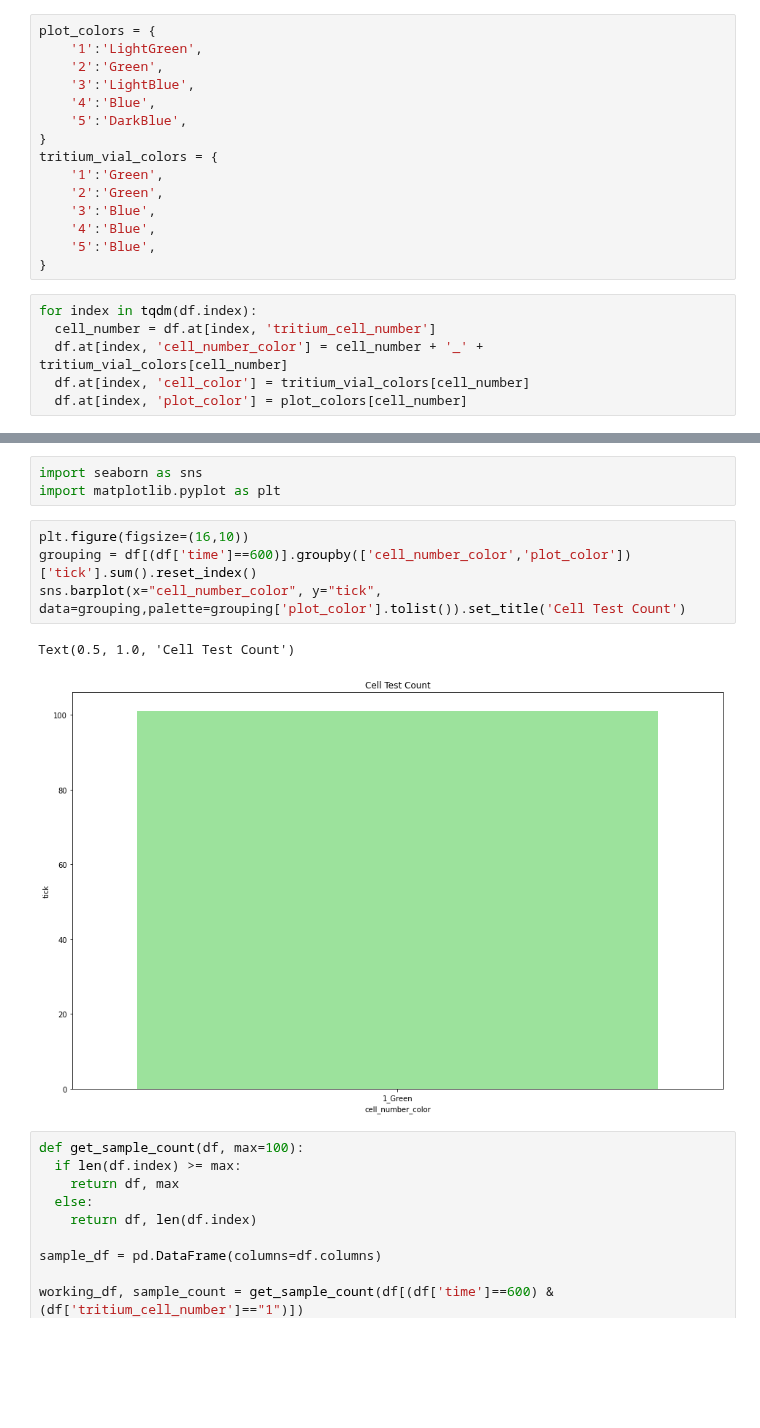
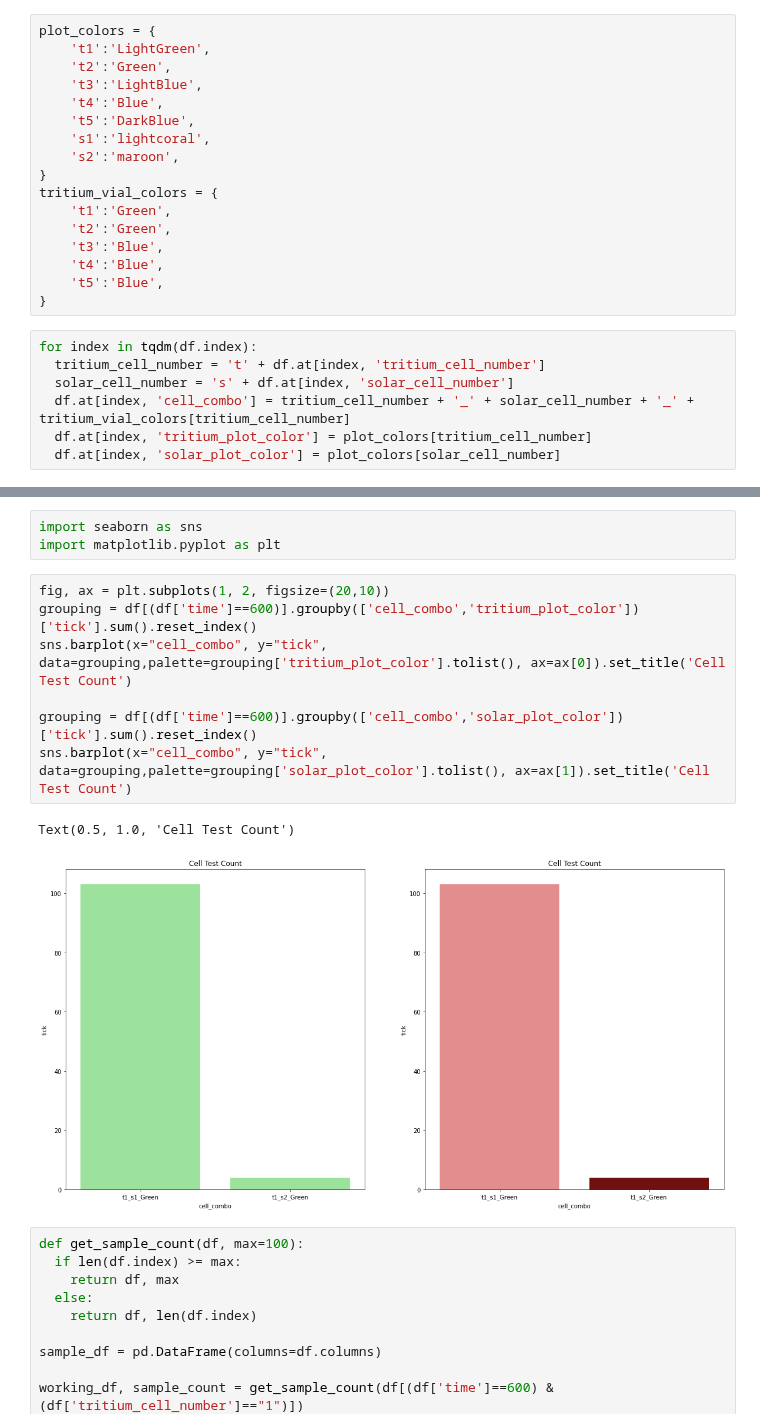
Before and after one commit to darkmatter2222/Nuclear-Battery, a Jupyter notebook: measurement_techniques/analiyze_measurements/single_cell_performance_testing.ipynb, the cells around one changed output, grey strips where cells are left out. Saved outputs shown, nothing was run; the diff lists cells and outputs as text; blank space fills up the shorter version.

```diff
--- a/measurement_techniques/analiyze_measurements/single_cell_performance_testing.ipynb
+++ b/measurement_techniques/analiyze_measurements/single_cell_performance_testing.ipynb
@@ -54,21 +54,24 @@ df
 # %%
 plot_colors = {
-    '1':'LightGreen',
-    '2':'Green',
-    '3':'LightBlue',
-    '4':'Blue',
-    '5':'DarkBlue',
+    't1':'LightGreen',
+    't2':'Green',
+    't3':'LightBlue',
+    't4':'Blue',
+    't5':'DarkBlue',
+    's1':'lightcoral',
+    's2':'maroon',
 }
 tritium_vial_colors = {
-    '1':'Green',
-    '2':'Green',
-    '3':'Blue',
-    '4':'Blue',
-    '5':'Blue',
+    't1':'Green',
+    't2':'Green',
+    't3':'Blue',
+    't4':'Blue',
+    't5':'Blue',
 }
 # %%
 for index in tqdm(df.index):
-  cell_number = df.at[index, 'tritium_cell_number']
-  df.at[index, 'cell_number_color'] = cell_number + '_' + tritium_vial_colors[cell_number]
-  df.at[index, 'cell_color'] = tritium_vial_colors[cell_number]
-  df.at[index, 'plot_color'] = plot_colors[cell_number]
+  tritium_cell_number = 't' + df.at[index, 'tritium_cell_number']
+  solar_cell_number = 's' + df.at[index, 'solar_cell_number']
+  df.at[index, 'cell_combo'] = tritium_cell_number + '_' + solar_cell_number + '_' + tritium_vial_colors[tritium_cell_number]
+  df.at[index, 'tritium_plot_color'] = plot_colors[tritium_cell_number]
+  df.at[index, 'solar_plot_color'] = plot_colors[solar_cell_number]
@@ -76,12 +95,15 @@ for index in tqdm(df.index):
 import seaborn as sns
 import matplotlib.pyplot as plt
 # %%
-plt.figure(figsize=(16,10))
-grouping = df[(df['time']==600)].groupby(['cell_number_color','plot_color'])['tick'].sum().reset_index()
-sns.barplot(x="cell_number_color", y="tick", data=grouping,palette=grouping['plot_color'].tolist()).set_title('Cell Test Count')
+fig, ax = plt.subplots(1, 2, figsize=(20,10))
+grouping = df[(df['time']==600)].groupby(['cell_combo','tritium_plot_color'])['tick'].sum().reset_index()
+sns.barplot(x="cell_combo", y="tick", data=grouping,palette=grouping['tritium_plot_color'].tolist(), ax=ax[0]).set_title('Cell Test Count')
+
+grouping = df[(df['time']==600)].groupby(['cell_combo','solar_plot_color'])['tick'].sum().reset_index()
+sns.barplot(x="cell_combo", y="tick", data=grouping,palette=grouping['solar_plot_color'].tolist(), ax=ax[1]).set_title('Cell Test Count')
 # %% [output]
 Text(0.5, 1.0, 'Cell Test Count')
-[figure, old version]
+[figure, new version]
 # %%
 def get_sample_count(df, max=100):
   if len(df.index) >= max:
```
Also changed, not shown: parts of 2 cells of this notebook.
